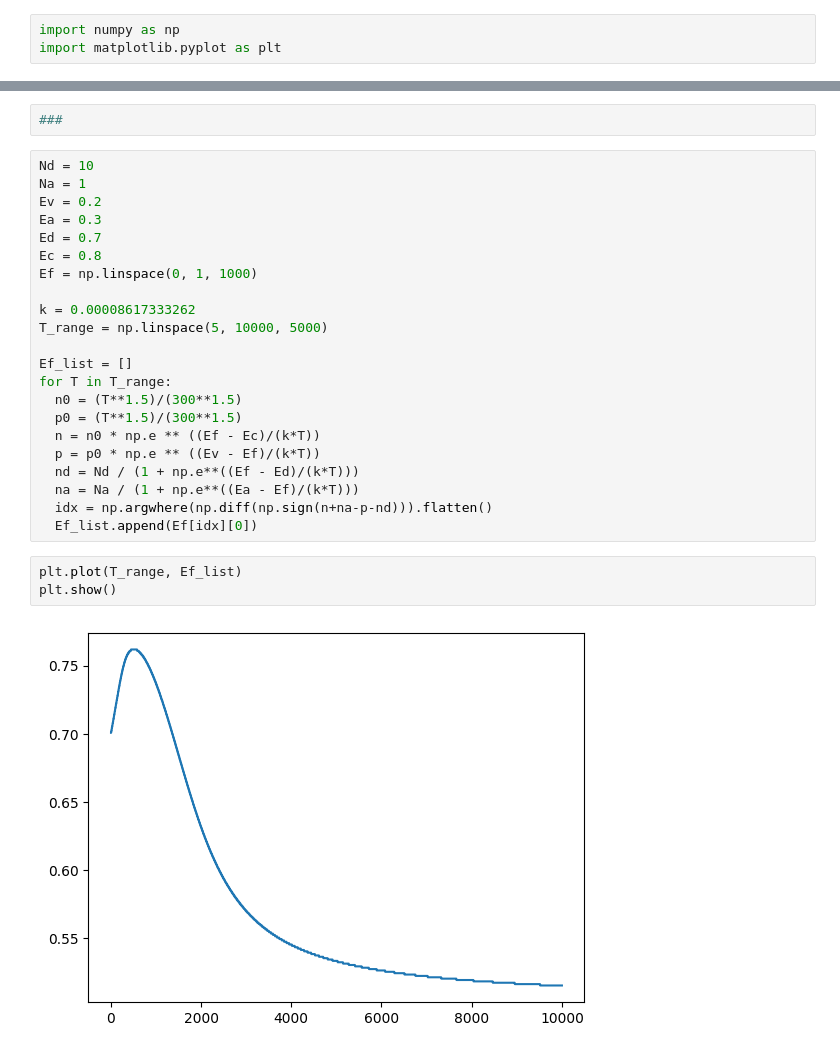
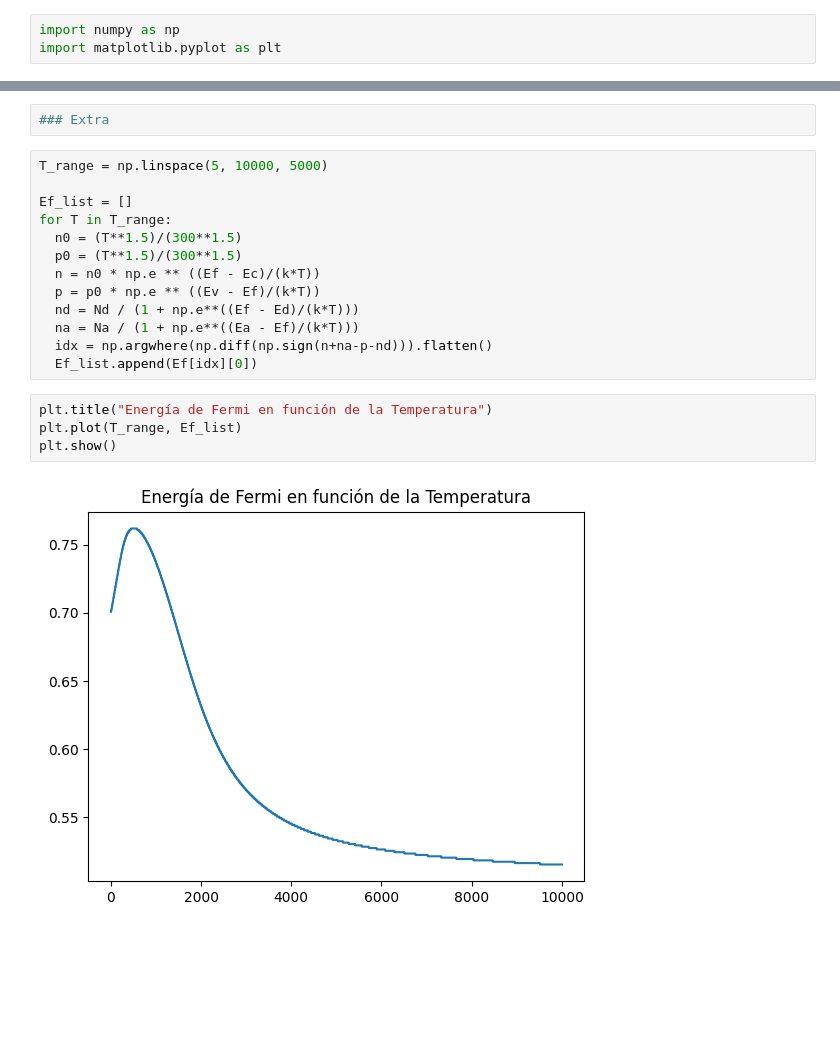
Before and after one commit to agustinsilva447/Fisica-de-los-Semiconductores, a Jupyter notebook: 7_extrinsic_equilibrium.ipynb, the cells around one changed output, grey strips where cells are left out. Drawn from its saved outputs; the diff is of its cells as text; blank space fills up the shorter version.

```diff
--- a/7_extrinsic_equilibrium.ipynb
+++ b/7_extrinsic_equilibrium.ipynb
@@ -44,17 +43,8 @@ plt.show()
 Energía de Fermi = 0.7517517517517518
 [figure]
 # %%
-###
+### Extra
 # %%
-Nd = 10
-Na = 1
-Ev = 0.2
-Ea = 0.3
-Ed = 0.7
-Ec = 0.8
-Ef = np.linspace(0, 1, 1000)
-
-k = 0.00008617333262
 T_range = np.linspace(5, 10000, 5000)
 
 Ef_list = []
@@ -68,7 +58,8 @@ for T in T_range:
   idx = np.argwhere(np.diff(np.sign(n+na-p-nd))).flatten()
   Ef_list.append(Ef[idx][0])
 # %%
+plt.title("Energía de Fermi en función de la Temperatura")
 plt.plot(T_range, Ef_list)
 plt.show()
 # %% [output]
-[figure, old version]
+[figure, new version]
```
Also changed, not shown: parts of 3 cells of this notebook.
